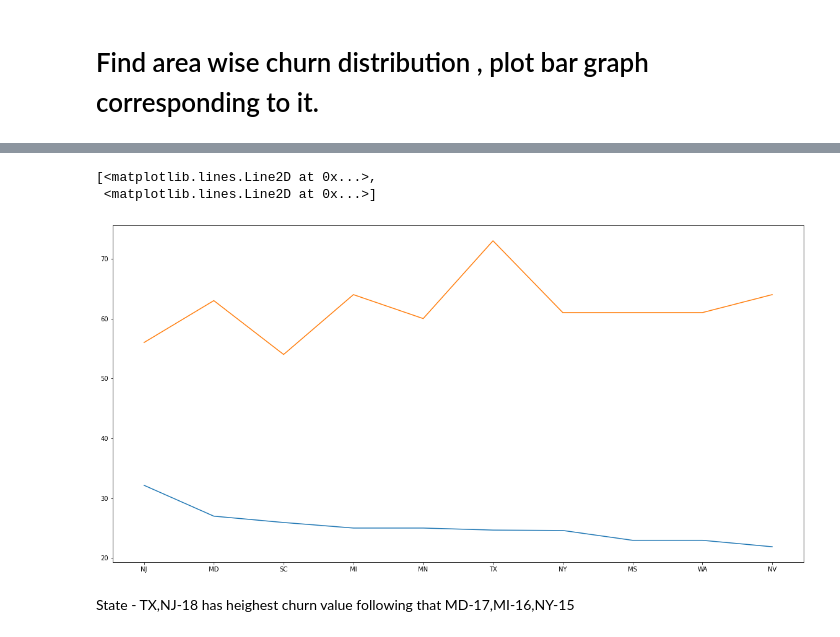
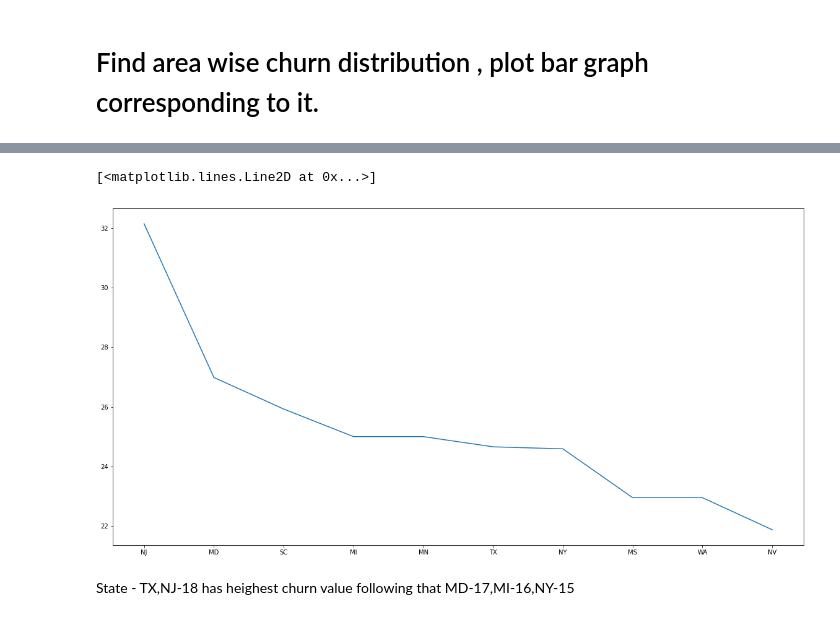
Before and after one commit to harrysharma/Telecom-Churn-Analysis, a Jupyter notebook: Copy_of_Telecom_Churn_Analysis_Capstone_Project.ipynb, the cells around one changed output, grey strips where cells are left out. Cells and saved outputs as stored; diff of their text form; code cells hidden in the pictures.

```diff
--- a/Copy_of_Telecom_Churn_Analysis_Capstone_Project.ipynb
+++ b/Copy_of_Telecom_Churn_Analysis_Capstone_Project.ipynb
@@ -77,7 +60,6 @@ None
 # %%
 plt.rcParams['figure.figsize'] = (20, 10)
-plt.plot(df1[['Churn','total_count']].nlargest(10,'Churn'))
+plt.plot(df1[['Churn']].nlargest(10,'Churn'))
 # %% [output]
-[<matplotlib.lines.Line2D at 0x...>,
- <matplotlib.lines.Line2D at 0x...>]
+[<matplotlib.lines.Line2D at 0x...>]
-[figure, old version]
+[figure, new version]
```
Also changed, not shown: parts of 53 cells of this notebook.
